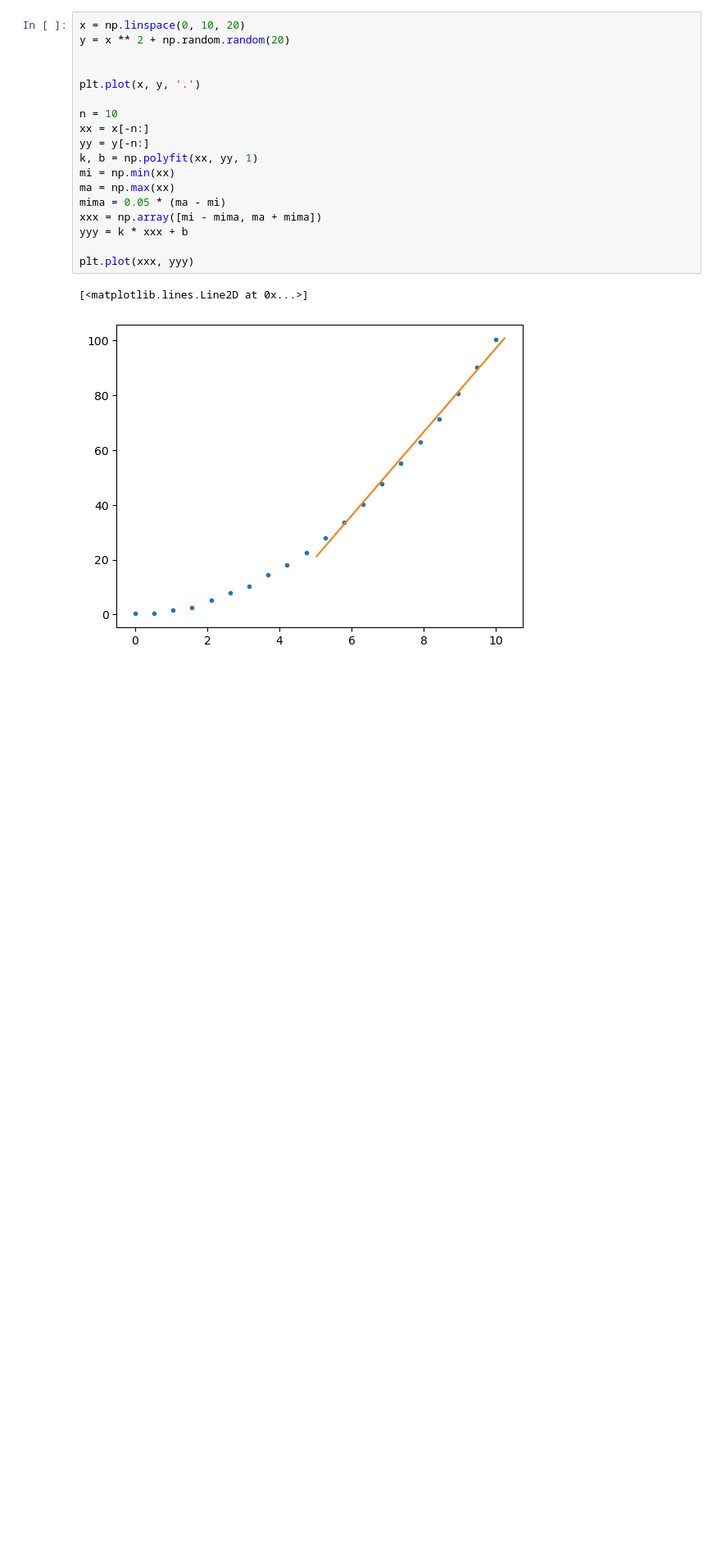
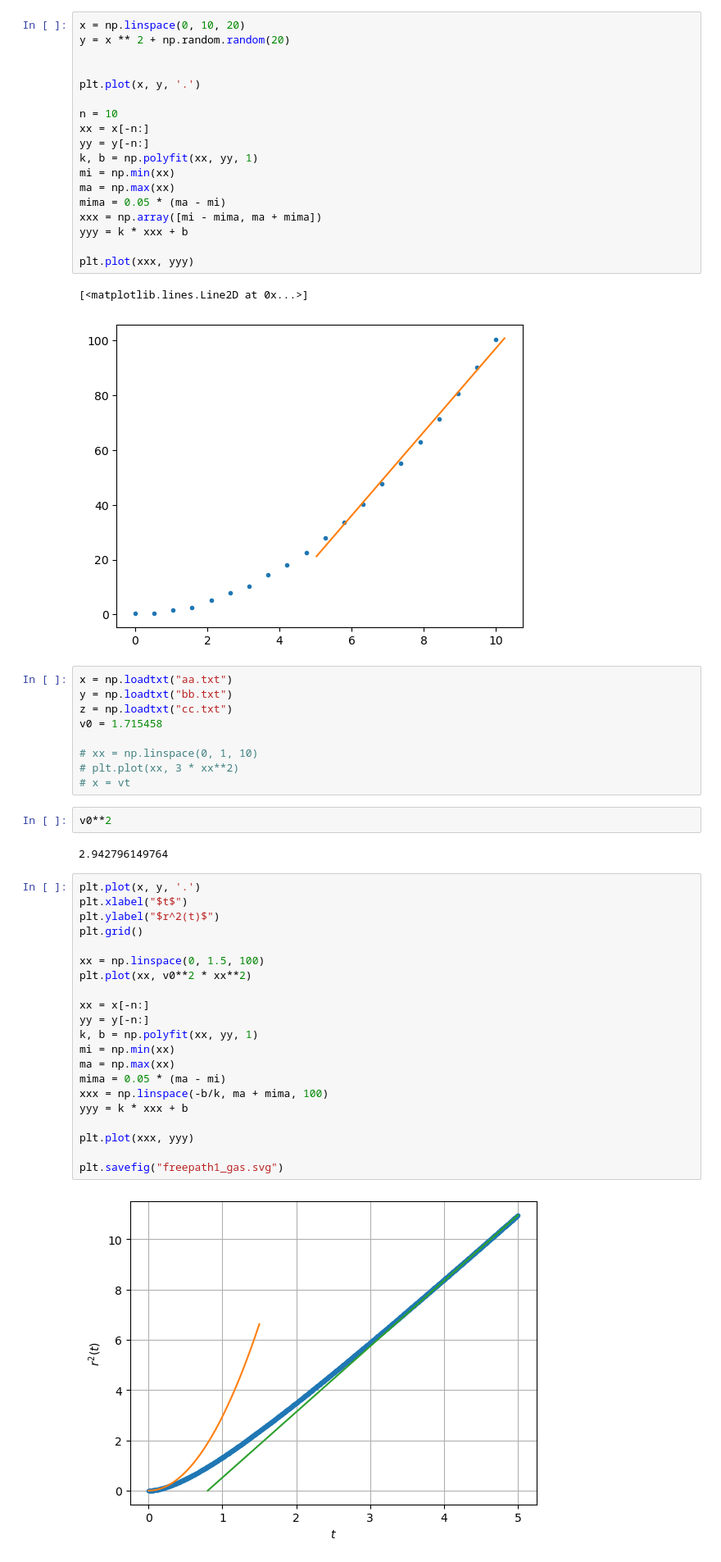
Before and after one commit to DeSpecTDr/lennard-johnes-gas-sim, a Jupyter notebook: 1.ipynb, the cells around one changed output. Shown: that part at 82% size. Cells and saved outputs as stored; diff of their text form; blank space fills up the shorter version.

```diff
--- a/1.ipynb
+++ b/1.ipynb
@@ -22,3 +24,39 @@ plt.plot(xxx, yyy)
 # %% [output]
 [<matplotlib.lines.Line2D at 0x...>]
 [figure]
+# %%
+x = np.loadtxt("aa.txt")
+y = np.loadtxt("bb.txt")
+z = np.loadtxt("cc.txt")
+v0 = 1.715458
+
+# xx = np.linspace(0, 1, 10)
+# plt.plot(xx, 3 * xx**2)
+# x = vt
+# %%
+v0**2
+# %% [output]
+2.942796149764
+# %%
+plt.plot(x, y, '.')
+plt.xlabel("$t$")
+plt.ylabel("$r^2(t)$")
+plt.grid()
+
+xx = np.linspace(0, 1.5, 100)
+plt.plot(xx, v0**2 * xx**2)
+
+xx = x[-n:]
+yy = y[-n:]
+k, b = np.polyfit(xx, yy, 1)
+mi = np.min(xx)
+ma = np.max(xx)
+mima = 0.05 * (ma - mi)
+xxx = np.linspace(-b/k, ma + mima, 100)
+yyy = k * xxx + b
+
+plt.plot(xxx, yyy)
+
+plt.savefig("freepath1_gas.svg")
+# %% [output]
+[figure, added]
```
Also changed, not shown: parts of 7 cells of this notebook, 3 other files.
